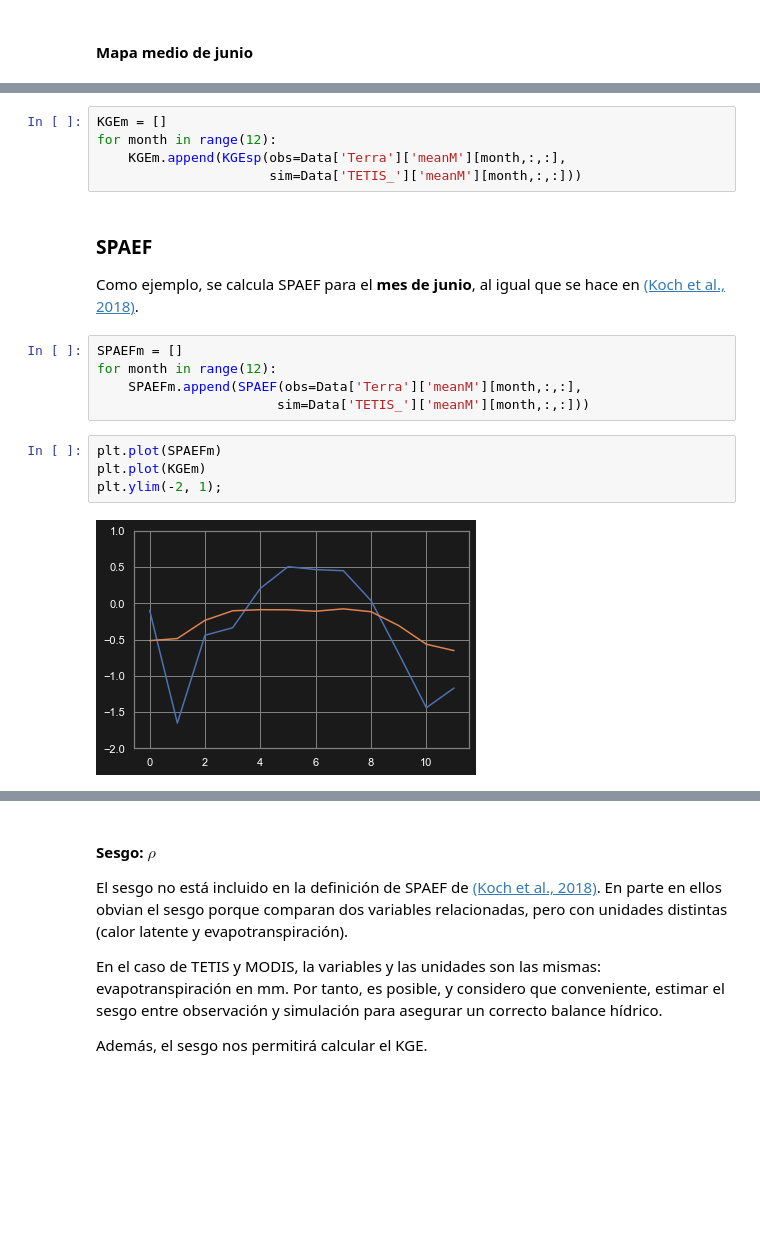
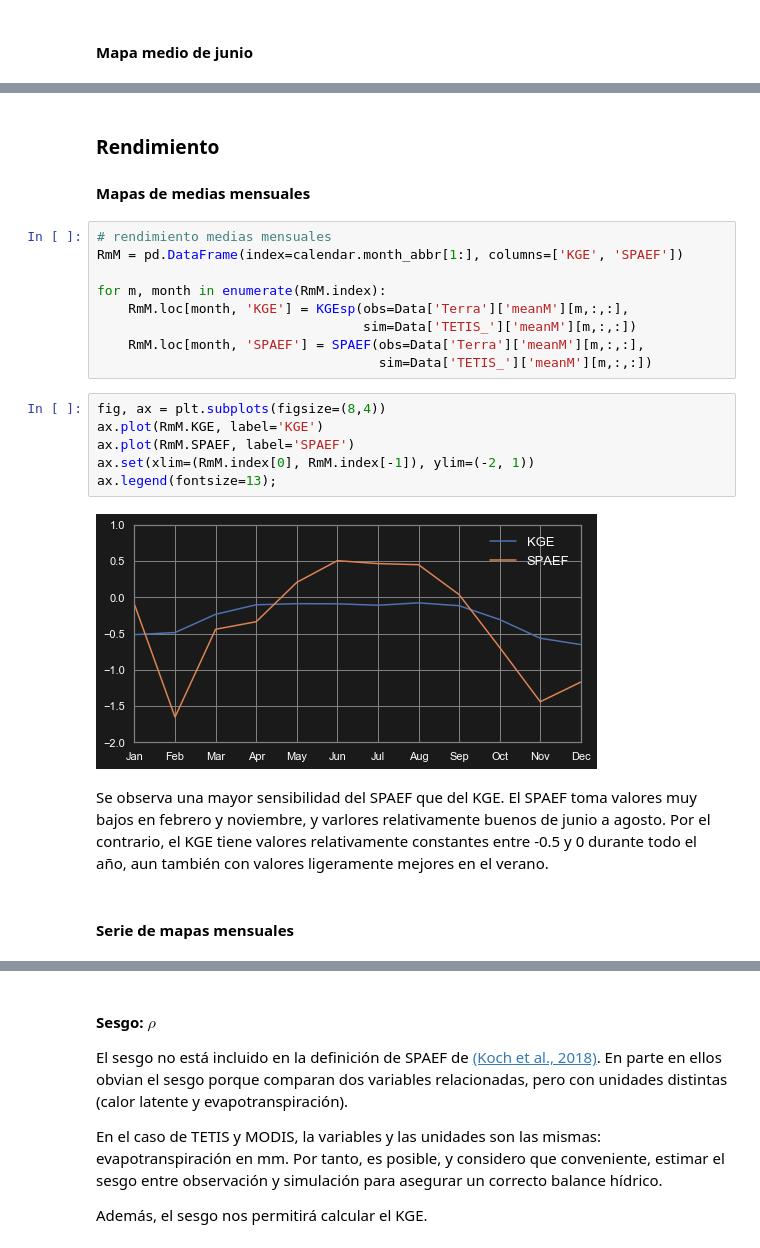
Before and after one commit to casadoj/Calibrar, a Jupyter notebook: docs/SPAEF.ipynb, the cells around one changed output, grey strips where cells are left out. Cells and saved outputs as stored; diff of their text form; blank space fills up the shorter version.

```diff
--- a/docs/SPAEF.ipynb
+++ b/docs/SPAEF.ipynb
@@ -384,19 +380,24 @@ Como paso previo se calcula el coeficiente de eficiencia de Kling-Gupta [(Gupta
-# %%
-KGEm = []
-for month in range(12):
-    KGEm.append(KGEsp(obs=Data['Terra']['meanM'][month,:,:],
-                      sim=Data['TETIS_']['meanM'][month,:,:]))
-# %% [markdown]
-### SPAEF
-Como ejemplo, se calcula SPAEF para el __mes de junio__, al igual que se hace en [(Koch et al., 2018)](https://www.geosci-model-dev.net/11/1873/2018/).
-# %%
-SPAEFm = []
-for month in range(12):
-    SPAEFm.append(SPAEF(obs=Data['Terra']['meanM'][month,:,:],
-                       sim=Data['TETIS_']['meanM'][month,:,:]))
-# %%
-plt.plot(SPAEFm)
-plt.plot(KGEm)
-plt.ylim(-2, 1);
-# %% [output]
-[figure, removed]
+# %% [markdown]
+### Rendimiento
+#### Mapas de medias mensuales
+# %%
+# rendimiento medias mensuales
+RmM = pd.DataFrame(index=calendar.month_abbr[1:], columns=['KGE', 'SPAEF'])
+
+for m, month in enumerate(RmM.index):
+    RmM.loc[month, 'KGE'] = KGEsp(obs=Data['Terra']['meanM'][m,:,:],
+                                  sim=Data['TETIS_']['meanM'][m,:,:])
+    RmM.loc[month, 'SPAEF'] = SPAEF(obs=Data['Terra']['meanM'][m,:,:],
+                                    sim=Data['TETIS_']['meanM'][m,:,:])
+# %%
+fig, ax = plt.subplots(figsize=(8,4))
+ax.plot(RmM.KGE, label='KGE')
+ax.plot(RmM.SPAEF, label='SPAEF')
+ax.set(xlim=(RmM.index[0], RmM.index[-1]), ylim=(-2, 1))
+ax.legend(fontsize=13);
+# %% [output]
+[figure, added]
+# %% [markdown]
+Se observa una mayor sensibilidad del SPAEF que del KGE. El SPAEF toma valores muy bajos en febrero y noviembre, y varlores relativamente buenos de junio a agosto. Por el contrario, el KGE tiene valores relativamente constantes entre -0.5 y 0 durante todo el año, aun también con valores ligeramente mejores en el verano.
+# %% [markdown]
+#### Serie de mapas mensuales
```
Also changed, not shown: parts of 12 cells of this notebook, 3 other files.
